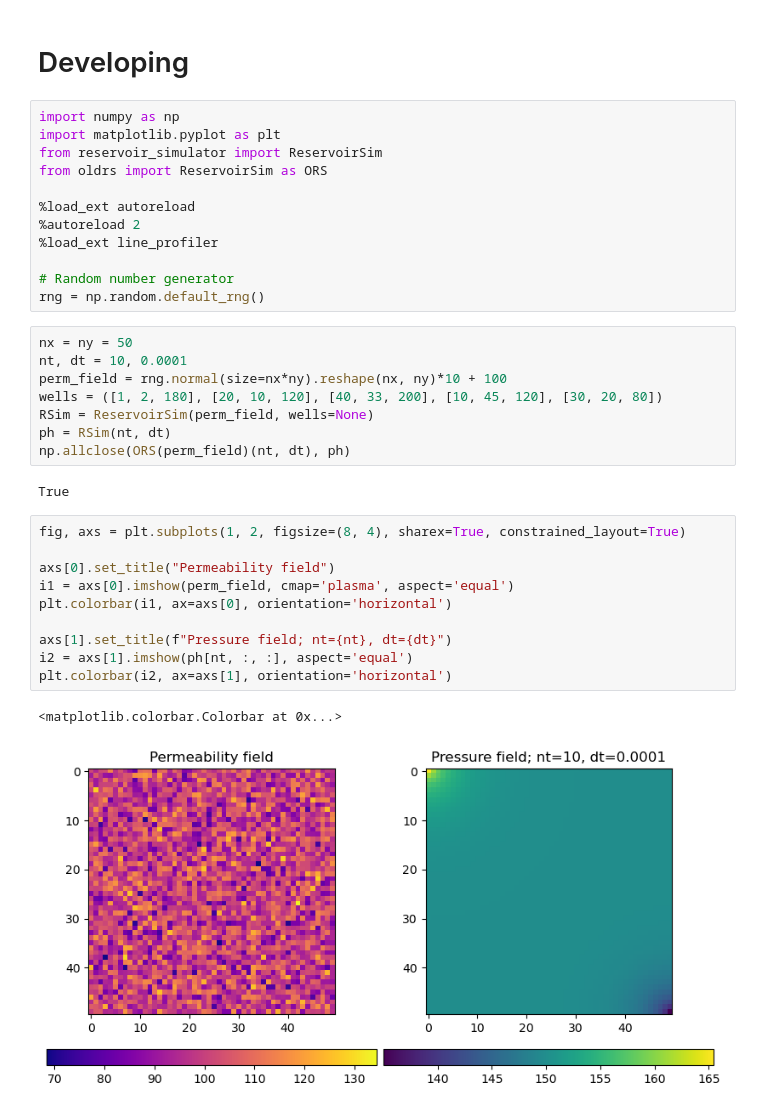
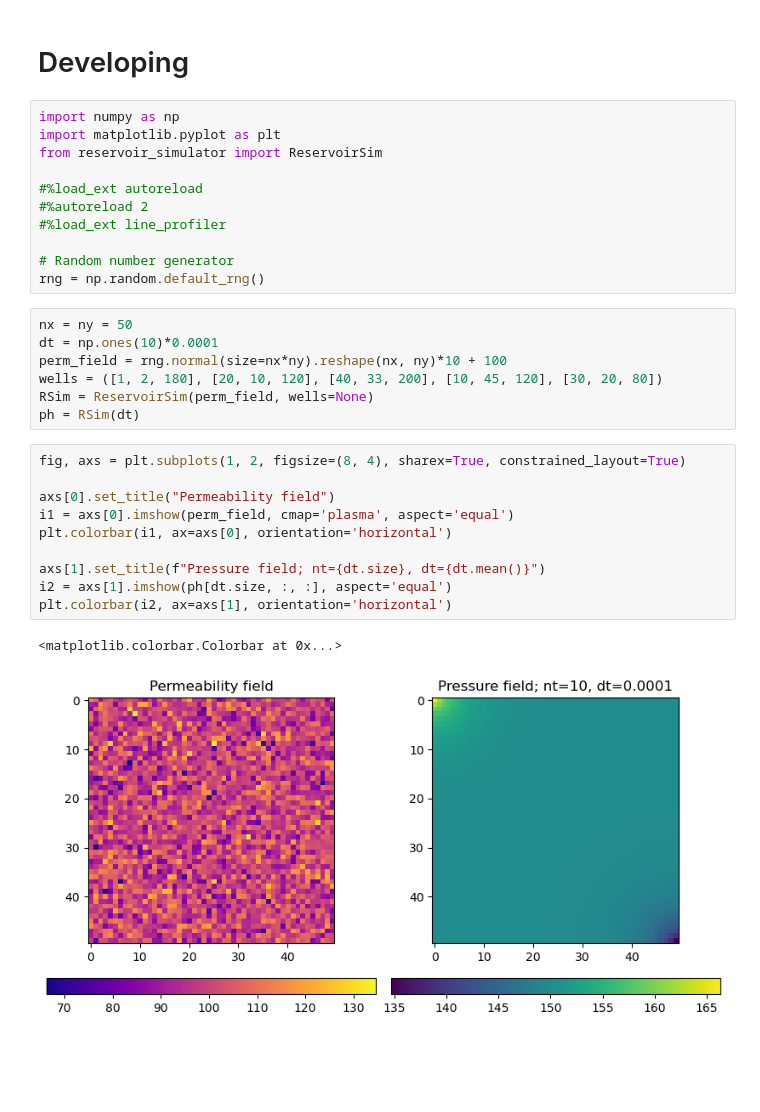
Before and after one commit to tuda-geo/resmda, a Jupyter notebook: notebooks/dev-res-sim.ipynb, the cells around one changed output. Saved outputs shown, nothing was run; the diff lists cells and outputs as text; blank space fills up the shorter version.

```diff
--- a/notebooks/dev-res-sim.ipynb
+++ b/notebooks/dev-res-sim.ipynb
@@ -4,37 +4,33 @@
 import numpy as np
 import matplotlib.pyplot as plt
 from reservoir_simulator import ReservoirSim
-from oldrs import ReservoirSim as ORS
 
-%load_ext autoreload
-%autoreload 2
-%load_ext line_profiler
+#%load_ext autoreload
+#%autoreload 2
+#%load_ext line_profiler
 
 # Random number generator
 rng = np.random.default_rng()
 # %%
 nx = ny = 50
-nt, dt = 10, 0.0001
+dt = np.ones(10)*0.0001
 perm_field = rng.normal(size=nx*ny).reshape(nx, ny)*10 + 100
 wells = ([1, 2, 180], [20, 10, 120], [40, 33, 200], [10, 45, 120], [30, 20, 80])
 RSim = ReservoirSim(perm_field, wells=None)
-ph = RSim(nt, dt)
-np.allclose(ORS(perm_field)(nt, dt), ph)
+ph = RSim(dt)
-# %% [output]
-True
 # %%
 fig, axs = plt.subplots(1, 2, figsize=(8, 4), sharex=True, constrained_layout=True)
 
 axs[0].set_title("Permeability field")
 i1 = axs[0].imshow(perm_field, cmap='plasma', aspect='equal')
 plt.colorbar(i1, ax=axs[0], orientation='horizontal')
 
-axs[1].set_title(f"Pressure field; nt={nt}, dt={dt}")
-i2 = axs[1].imshow(ph[nt, :, :], aspect='equal')
+axs[1].set_title(f"Pressure field; nt={dt.size}, dt={dt.mean()}")
+i2 = axs[1].imshow(ph[dt.size, :, :], aspect='equal')
 plt.colorbar(i2, ax=axs[1], orientation='horizontal')
 # %% [output]
 <matplotlib.colorbar.Colorbar at 0x...>
-[figure, old version]
+[figure, new version]
 # %%
 plt.plot(ph[:, 0, 0])
 # %% [output]
```
Also changed, not shown: parts of 5 cells of this notebook, 5 other files.
